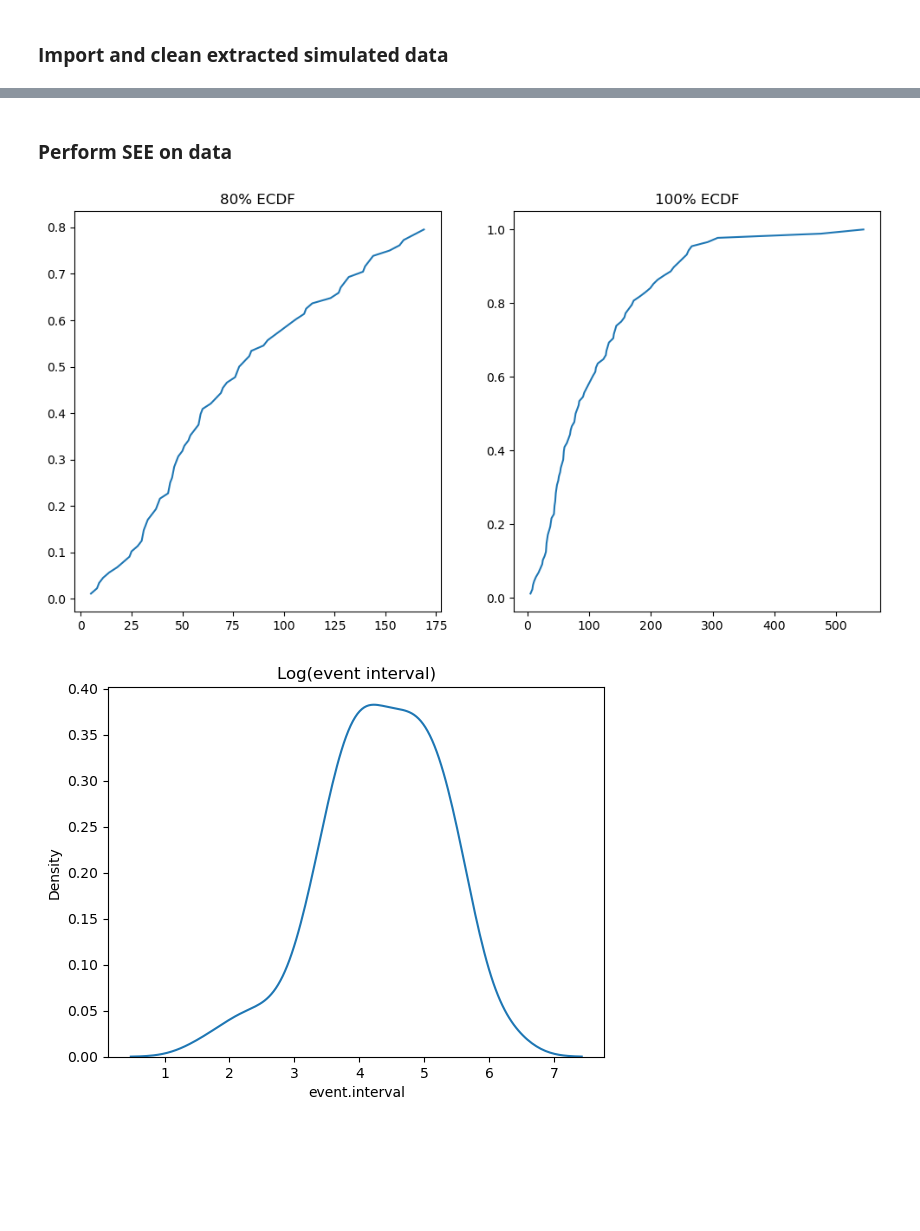
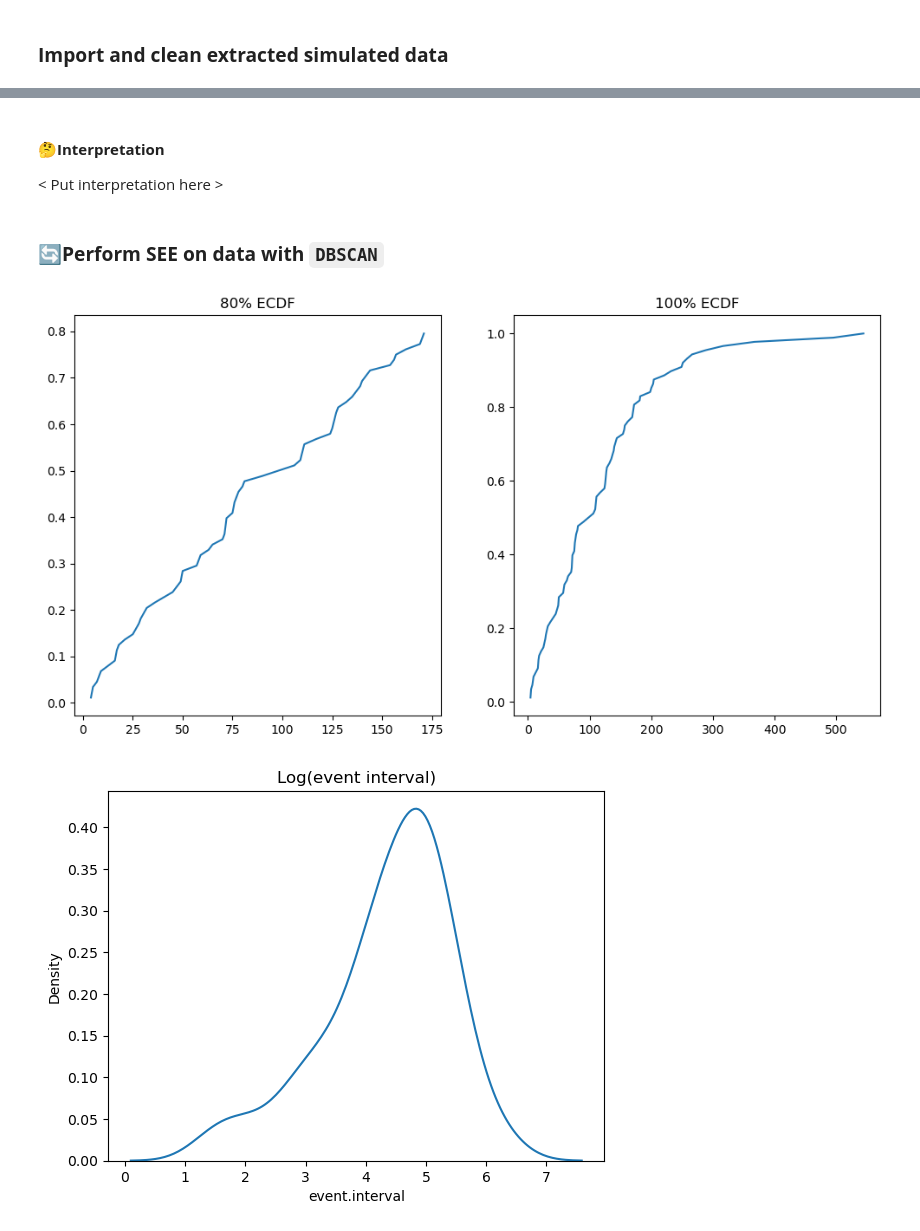
Before and after one commit to jonathan-christ/SEE_PY, a Jupyter notebook: assignment_2_see.ipynb, the cells around one changed output, grey strips where cells are left out. Drawn from its saved outputs; the diff is of its cells as text; code cells hidden in the pictures; blank space fills up the shorter version.

Commit message:
feat: added DBSCAN alternative for k-clustering

```diff
--- a/assignment_2_see.ipynb
+++ b/assignment_2_see.ipynb
@@ -221,11 +237,14 @@ tidy['eksd'] = pd.to_datetime(tidy['eksd'], errors='coerce')
+# %% [markdown]
+#### 🤔**Interpretation**
+< Put interpretation here >
 # %% [markdown]
-### **Perform SEE on data**
+### 🔄**Perform SEE on data with `DBSCAN`**
 # %%
-result_A = see('medA', tidy, "kmeans")
-result_B = see('medB', tidy, "kmeans")
+result_A_d = see('medA', tidy, "dbscan")
+result_B_d = see('medB', tidy, "dbscan")
 
-see_assumption(result_A)
-see_assumption(result_B)
+see_assumption(result_A_d)
+see_assumption(result_B_d)
 # %% [output]
-[figure, old version]
+[figure, new version]
-[figure, old version]
+[figure, new version]
```
Also changed, not shown: parts of 5 cells of this notebook.
